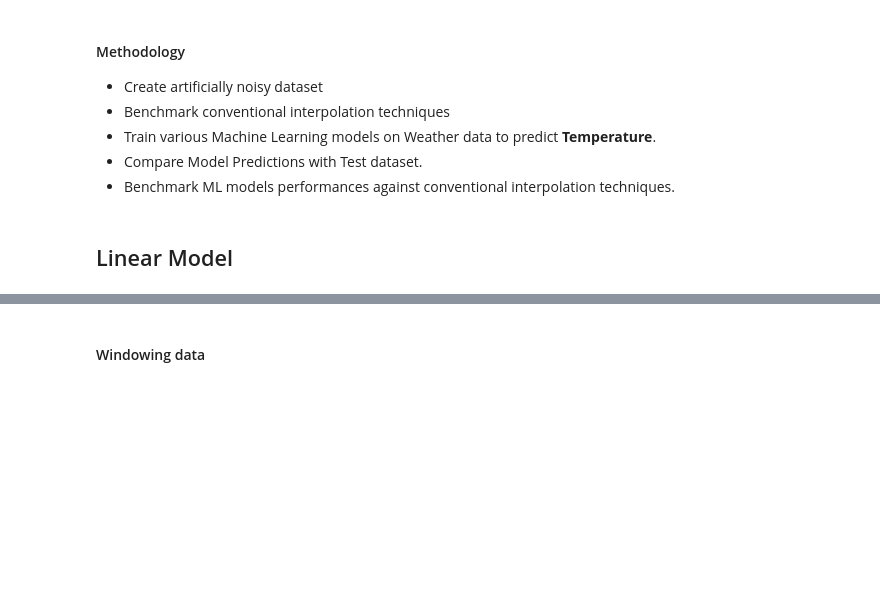
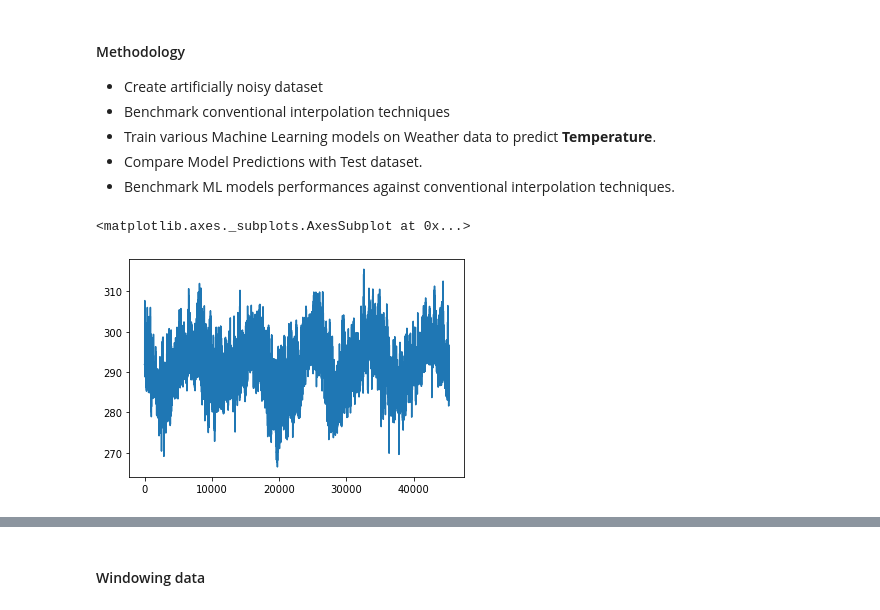
Before and after one commit to franticOreo/WeatherInterpolation, a Jupyter notebook: WeatherDataInterpolation-wo_noise_generation.ipynb, the cells around one changed output, grey strips where cells are left out. Cells and saved outputs as stored; diff of their text form; code cells hidden in the pictures; blank space fills up the shorter version.

```diff
--- a/WeatherDataInterpolation-wo_noise_generation.ipynb
+++ b/WeatherDataInterpolation-wo_noise_generation.ipynb
@@ -115,3 +158,8 @@ df['wind_y'] = wv*np.sin(wd_rad)
+# %%
+df['temperature'].plot()
+# %% [output]
+<matplotlib.axes._subplots.AxesSubplot at 0x...>
+[figure, added]
 # %%
 # Convert date col to numeric representation.
 
@@ -125,2 +170,0 @@ train_df, val_df, test_df = split_df(df)
-# %% [markdown]
-## Linear Model
```
Also changed, not shown: parts of 41 cells of this notebook, 1 other file.
